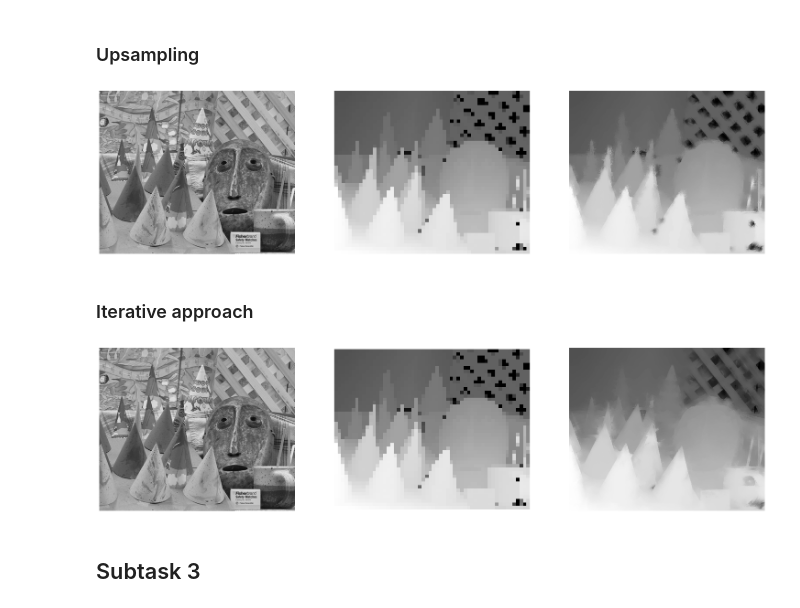
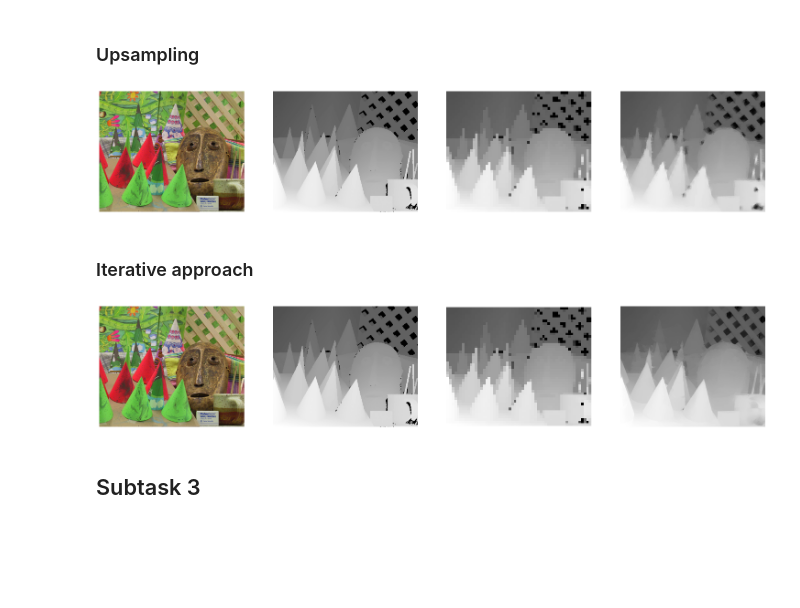
Before and after one commit to dtamaas/3DSSF, a Jupyter notebook: 2/upsampling.ipynb, the cells around one changed output. Cells and saved outputs as stored; diff of their text form; code cells hidden in the pictures; blank space fills up the shorter version.

```diff
--- a/2/upsampling.ipynb
+++ b/2/upsampling.ipynb
@@ -9,0 +12,11 @@ from numba import njit
+# %%
+@njit
+def gaussian_kernel(l=5, sig=1.):
+    ax = np.linspace(-(l - 1) / 2., (l - 1) / 2., l)
+    gauss = np.exp(-0.5 * np.square(ax) / np.square(sig))
+    kernel = np.outer(gauss, gauss)
+    return kernel / np.sum(kernel)
+
+plt.figure(figsize=(5,5))
+plt.axis('off')
+_ = plt.imshow(gaussian_kernel(20, 3))
@@ -126,6 +149,17 @@ image_path = f'datasets/{set}/im.png'
 display_path = f'datasets/{set}/disp.png'
 
 image_depth = cv2.imread(display_path, cv2.IMREAD_GRAYSCALE)
-image_guide = cv2.imread(image_path, cv2.IMREAD_GRAYSCALE)
+image_guide = cv2.imread(image_path)
 
 image_joint_bilateral = joint_bilateral_filter(image_depth, image_guide, window_size=5, sigma_d=3, sigma_r=3)
+
+i = 0
+plt.figure(figsize=(26, 18))
+for image in [image_guide, image_depth, image_joint_bilateral]:
+  plt.subplot(1, 3, i+1)
+  plt.axis('off')
+  if image.ndim == 2:
+    _ = plt.imshow(image, cmap='gray')
+  else:
+    _ = plt.imshow(image[:,:,::-1])
+  i += 1
@@ -132,8 +167,0 @@ image_joint_bilateral = joint_bilateral_filter(image_depth, image_guide, window_
-# %%
-i = 0
-plt.figure(figsize=(15, 8))
-for image in [image_depth, image_joint_bilateral]:
-  plt.subplot(1, 2, i+1)
-  plt.axis('off')
-  _ = plt.imshow(image, cmap='gray')
-  i += 1
@@ -144,25 +170,28 @@ for image in [image_depth, image_joint_bilateral]:
 # %%
 set = 'Cones'
 image_path = f'datasets/{set}/im.png'
 display_path = f'datasets/{set}/disp.png'
 
 image_depth = cv2.imread(display_path, cv2.IMREAD_GRAYSCALE)
-image_guide = cv2.imread(image_path, cv2.IMREAD_GRAYSCALE)
+image_guide = cv2.imread(image_path)
 
 image_depth_resized = cv2.resize(image_depth, (image_depth.shape[1] // 8, image_depth.shape[0] // 8))
 image_depth_resized = cv2.resize(image_depth_resized, (image_guide.shape[1], image_guide.shape[0]), interpolation=cv2.INTER_NEAREST)
 
-image_joint_bilateral = joint_bilateral_filter(image_depth_resized, image_guide, window_size=15, sigma_d=5, sigma_r=2)
+image_joint_bilateral = joint_bilateral_filter(image_depth_resized, image_guide, window_size=11, sigma_d=5, sigma_r=2)
 
 i = 0
 plt.figure(figsize=(26, 18))
-for image in [image_guide, image_depth_resized, image_joint_bilateral]:
-  plt.subplot(1, 3, i+1)
+for image in [image_guide, image_depth, image_depth_resized, image_joint_bilateral]:
+  plt.subplot(1, 4, i+1)
   plt.axis('off')
-  _ = plt.imshow(image, cmap='gray')
+  if image.ndim == 2:
+    _ = plt.imshow(image, cmap='gray')
+  else:
+    _ = plt.imshow(image[:,:,::-1])
   i += 1
 # %% [output]
-[figure, old version]
+[figure, new version]
 # %% [markdown]
 ### Iterative approach
 # %%
@@ -183,20 +212,23 @@ image_path = f'datasets/{set}/im.png'
 display_path = f'datasets/{set}/disp.png'
 
 image_depth = cv2.imread(display_path, cv2.IMREAD_GRAYSCALE)
-image_guide = cv2.imread(image_path, cv2.IMREAD_GRAYSCALE)
+image_guide = cv2.imread(image_path)
 
-filter_params = dict(window_size=9, sigma_d=5, sigma_r=2)
+filter_params = dict(window_size=9, sigma_d=2, sigma_r=1)
 image_depth_resized = cv2.resize(image_depth, (image_depth.shape[1] // 8, image_depth.shape[0] // 8))
 iter_result = iterative_upsample(image_depth_resized, image_guide, filter_params)
 
 i = 0
 plt.figure(figsize=(26, 18))
-for image in [image_guide, image_depth_resized, iter_result]:
-  plt.subplot(1, 3, i+1)
+for image in [image_guide, image_depth, image_depth_resized, iter_result]:
+  plt.subplot(1, 4, i+1)
   plt.axis('off')
-  _ = plt.imshow(image, cmap='gray')
+  if image.ndim == 2:
+    _ = plt.imshow(image, cmap='gray')
+  else:
+    _ = plt.imshow(image[:,:,::-1])
   i += 1
 # %% [output]
-[figure, old version]
+[figure, new version]
 # %% [markdown]
 ## Subtask 3
```
Also changed, not shown: parts of 5 cells of this notebook, 10 other files.
